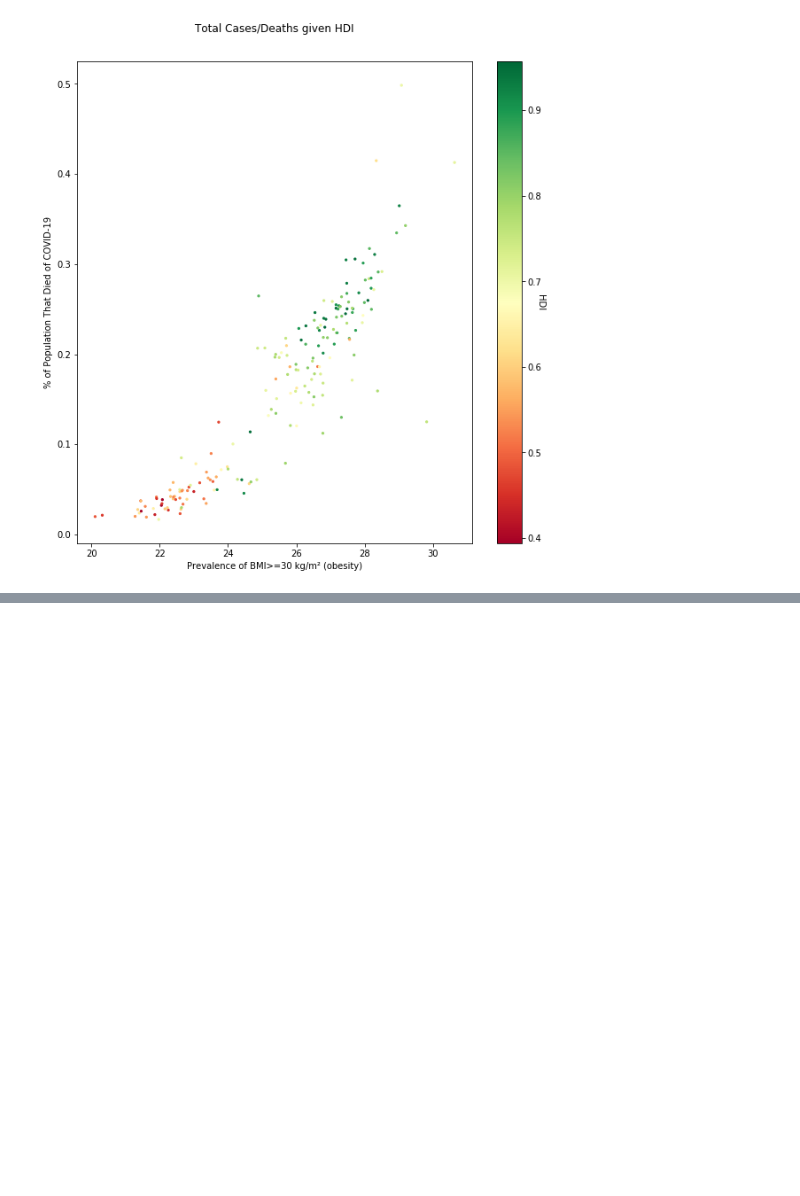
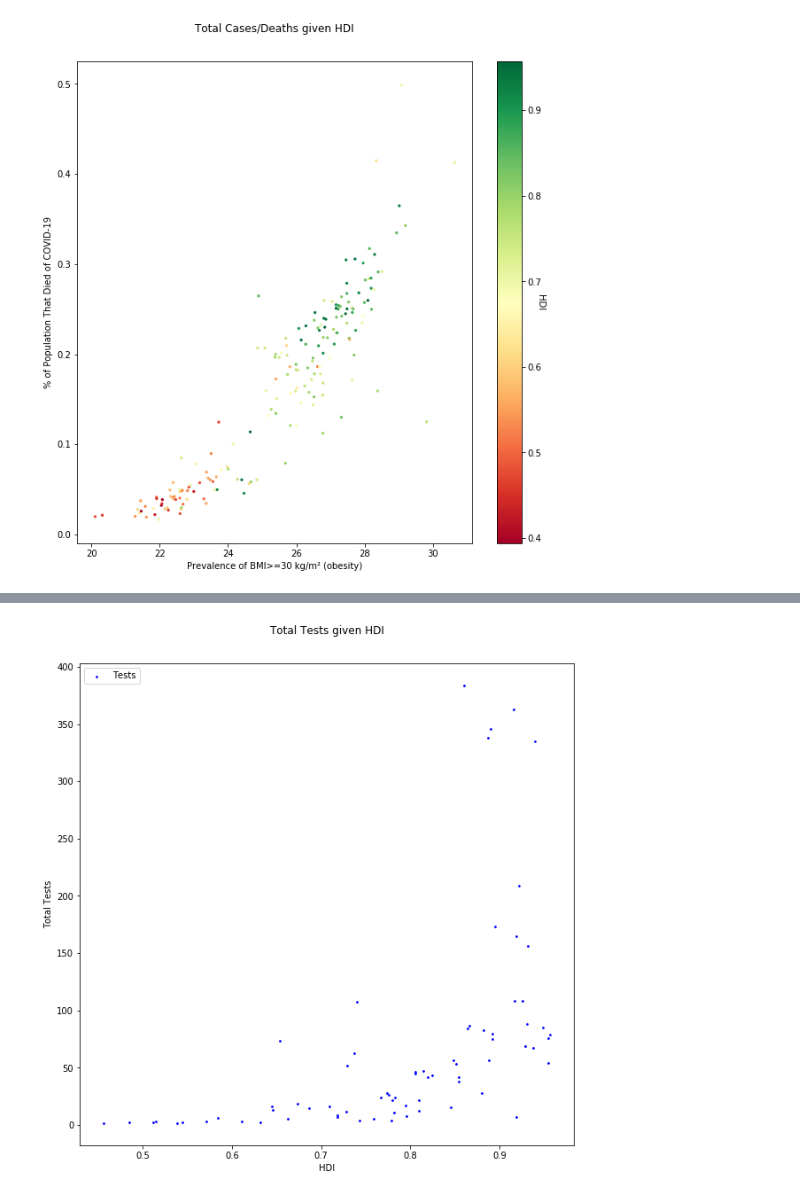
Before and after one commit to hb612/p4_mini_project, a Jupyter notebook: p4_mini_project.ipynb, the cells around one changed output, grey strips where cells are left out. Cells and saved outputs as stored; diff of their text form; code cells hidden in the pictures; blank space fills up the shorter version.

Commit message:
Session 2
Added the test data and merged the hdi data with bmi data

```diff
--- a/p4_mini_project.ipynb
+++ b/p4_mini_project.ipynb
@@ -108,3 +88,9 @@ plt.title("Total Cases/Deaths given HDI", fontsize = 12, y = 1.05)
 plt.show()
 # %% [output]
 [figure]
+# %%
+dfTEST = df.loc[df['date'] == "2021-03-16"]
+dfTEST = dfTEST[["total_tests","total_tests_per_thousand","new_tests","location","date","human_development_index","population"]]
+dfTEST['pop% Test'] = dfTEST['total_tests']*100/dfTEST['population']
+dfTEST = dfTEST.dropna()
+dfTEST
@@ -110,0 +115,16 @@ plt.show()
+# %%
+x = dfTEST['human_development_index']
+y = dfTEST['pop% Test']
+fig4 = plt.figure(figsize = (10, 10))
+ax4 = fig4.add_subplot()
+plt.scatter(x, y, s=3, alpha=1, c="b", label = "Tests")
+#ax4.set_yscale('log')
+plt.yticks(fontsize = 10)
+plt.xticks(fontsize = 10)
+plt.ylabel("Total Tests")
+plt.xlabel("HDI")
+plt.title("Total Tests given HDI", fontsize = 12, y = 1.05)
+plt.legend( loc = "upper left", fontsize = 10)
+plt.show();
+# %% [output]
+[figure, added]
```
Also changed, not shown: parts of 5 cells of this notebook.
